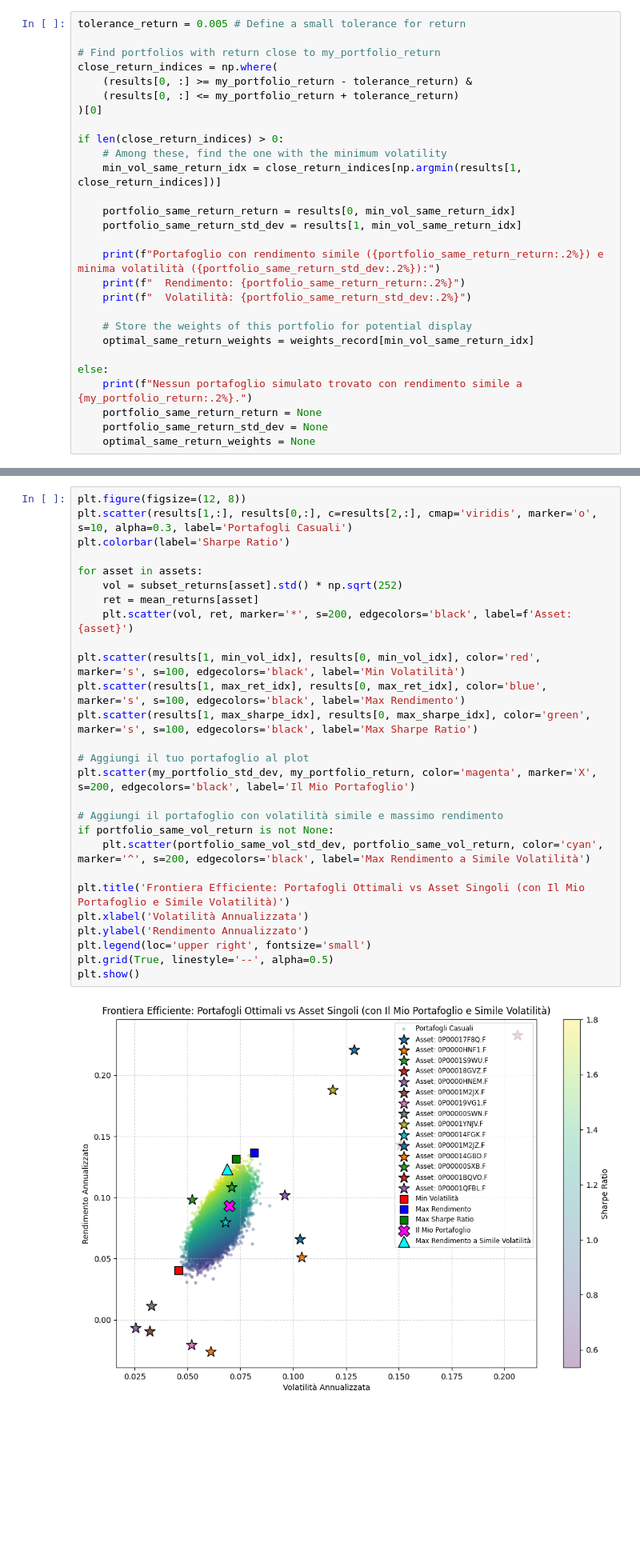
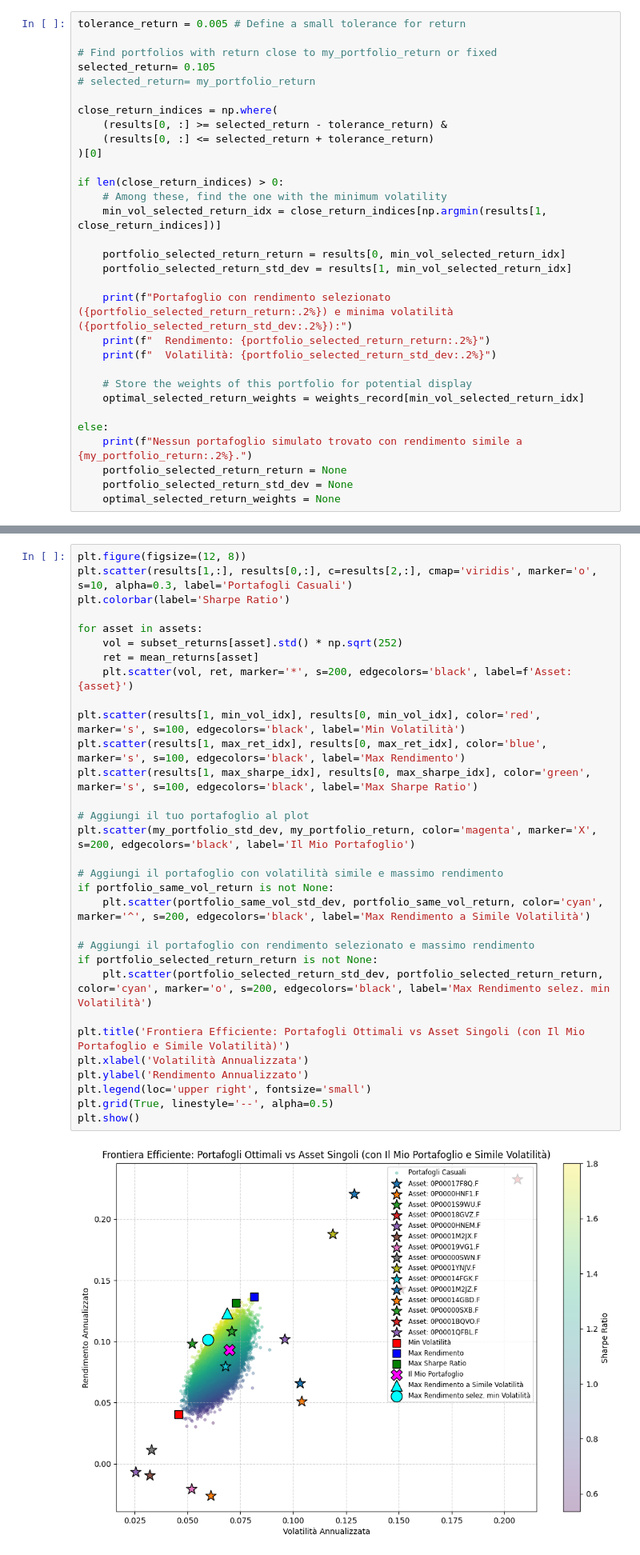
Before and after one commit to MarioPEL58/Finance, a Jupyter notebook: frontiera_efficiente_da_yf.ipynb, the cells around one changed output, grey strips where cells are left out. Shown at 80% size. Drawn from its saved outputs; the diff is of its cells as text; blank space fills up the shorter version.

```diff
--- a/frontiera_efficiente_da_yf.ipynb
+++ b/frontiera_efficiente_da_yf.ipynb
@@ -384,29 +384,32 @@ Portafoglio con volatilità simile (6.87%) e massimo rendimento (12.32%):
 # %%
 tolerance_return = 0.005 # Define a small tolerance for return
 
-# Find portfolios with return close to my_portfolio_return
+# Find portfolios with return close to my_portfolio_return or fixed
+selected_return= 0.105
+# selected_return= my_portfolio_return
+
 close_return_indices = np.where(
-    (results[0, :] >= my_portfolio_return - tolerance_return) &
-    (results[0, :] <= my_portfolio_return + tolerance_return)
+    (results[0, :] >= selected_return - tolerance_return) &
+    (results[0, :] <= selected_return + tolerance_return)
 )[0]
 
 if len(close_return_indices) > 0:
     # Among these, find the one with the minimum volatility
-    min_vol_same_return_idx = close_return_indices[np.argmin(results[1, close_return_indices])]
+    min_vol_selected_return_idx = close_return_indices[np.argmin(results[1, close_return_indices])]
 
-    portfolio_same_return_return = results[0, min_vol_same_return_idx]
-    portfolio_same_return_std_dev = results[1, min_vol_same_return_idx]
+    portfolio_selected_return_return = results[0, min_vol_selected_return_idx]
+    portfolio_selected_return_std_dev = results[1, min_vol_selected_return_idx]
 
-    print(f"Portafoglio con rendimento simile ({portfolio_same_return_return:.2%}) e minima volatilità ({portfolio_same_return_std_dev:.2%}):")
-    print(f"  Rendimento: {portfolio_same_return_return:.2%}")
-    print(f"  Volatilità: {portfolio_same_return_std_dev:.2%}")
+    print(f"Portafoglio con rendimento selezionato ({portfolio_selected_return_return:.2%}) e minima volatilità ({portfolio_selected_return_std_dev:.2%}):")
+    print(f"  Rendimento: {portfolio_selected_return_return:.2%}")
+    print(f"  Volatilità: {portfolio_selected_return_std_dev:.2%}")
 
     # Store the weights of this portfolio for potential display
-    optimal_same_return_weights = weights_record[min_vol_same_return_idx]
+    optimal_selected_return_weights = weights_record[min_vol_selected_return_idx]
 
 else:
     print(f"Nessun portafoglio simulato trovato con rendimento simile a {my_portfolio_return:.2%}.")
-    portfolio_same_return_return = None
-    portfolio_same_return_std_dev = None
-    optimal_same_return_weights = None
+    portfolio_selected_return_return = None
+    portfolio_selected_return_std_dev = None
+    optimal_selected_return_weights = None
 # %% [output]
@@ -416,32 +419,36 @@ Portafoglio con rendimento simile (9.14%) e minima volatilità (5.53%):
 # %%
 plt.figure(figsize=(12, 8))
 plt.scatter(results[1,:], results[0,:], c=results[2,:], cmap='viridis', marker='o', s=10, alpha=0.3, label='Portafogli Casuali')
 plt.colorbar(label='Sharpe Ratio')
 
 for asset in assets:
     vol = subset_returns[asset].std() * np.sqrt(252)
     ret = mean_returns[asset]
     plt.scatter(vol, ret, marker='*', s=200, edgecolors='black', label=f'Asset: {asset}')
 
 plt.scatter(results[1, min_vol_idx], results[0, min_vol_idx], color='red', marker='s', s=100, edgecolors='black', label='Min Volatilità')
 plt.scatter(results[1, max_ret_idx], results[0, max_ret_idx], color='blue', marker='s', s=100, edgecolors='black', label='Max Rendimento')
 plt.scatter(results[1, max_sharpe_idx], results[0, max_sharpe_idx], color='green', marker='s', s=100, edgecolors='black', label='Max Sharpe Ratio')
 
 # Aggiungi il tuo portafoglio al plot
 plt.scatter(my_portfolio_std_dev, my_portfolio_return, color='magenta', marker='X', s=200, edgecolors='black', label='Il Mio Portafoglio')
 
 # Aggiungi il portafoglio con volatilità simile e massimo rendimento
 if portfolio_same_vol_return is not None:
     plt.scatter(portfolio_same_vol_std_dev, portfolio_same_vol_return, color='cyan', marker='^', s=200, edgecolors='black', label='Max Rendimento a Simile Volatilità')
 
+# Aggiungi il portafoglio con rendimento selezionato e massimo rendimento
+if portfolio_selected_return_return is not None:
+    plt.scatter(portfolio_selected_return_std_dev, portfolio_selected_return_return, color='cyan', marker='o', s=200, edgecolors='black', label='Max Rendimento selez. min Volatilità')
+
 plt.title('Frontiera Efficiente: Portafogli Ottimali vs Asset Singoli (con Il Mio Portafoglio e Simile Volatilità)')
 plt.xlabel('Volatilità Annualizzata')
 plt.ylabel('Rendimento Annualizzato')
 plt.legend(loc='upper right', fontsize='small')
 plt.grid(True, linestyle='--', alpha=0.5)
 plt.show()
 # %% [output]
-[figure, old version]
+[figure, new version]
 # %%
 import pandas as pd
 
```
Also changed, not shown: parts of 3 cells of this notebook.
